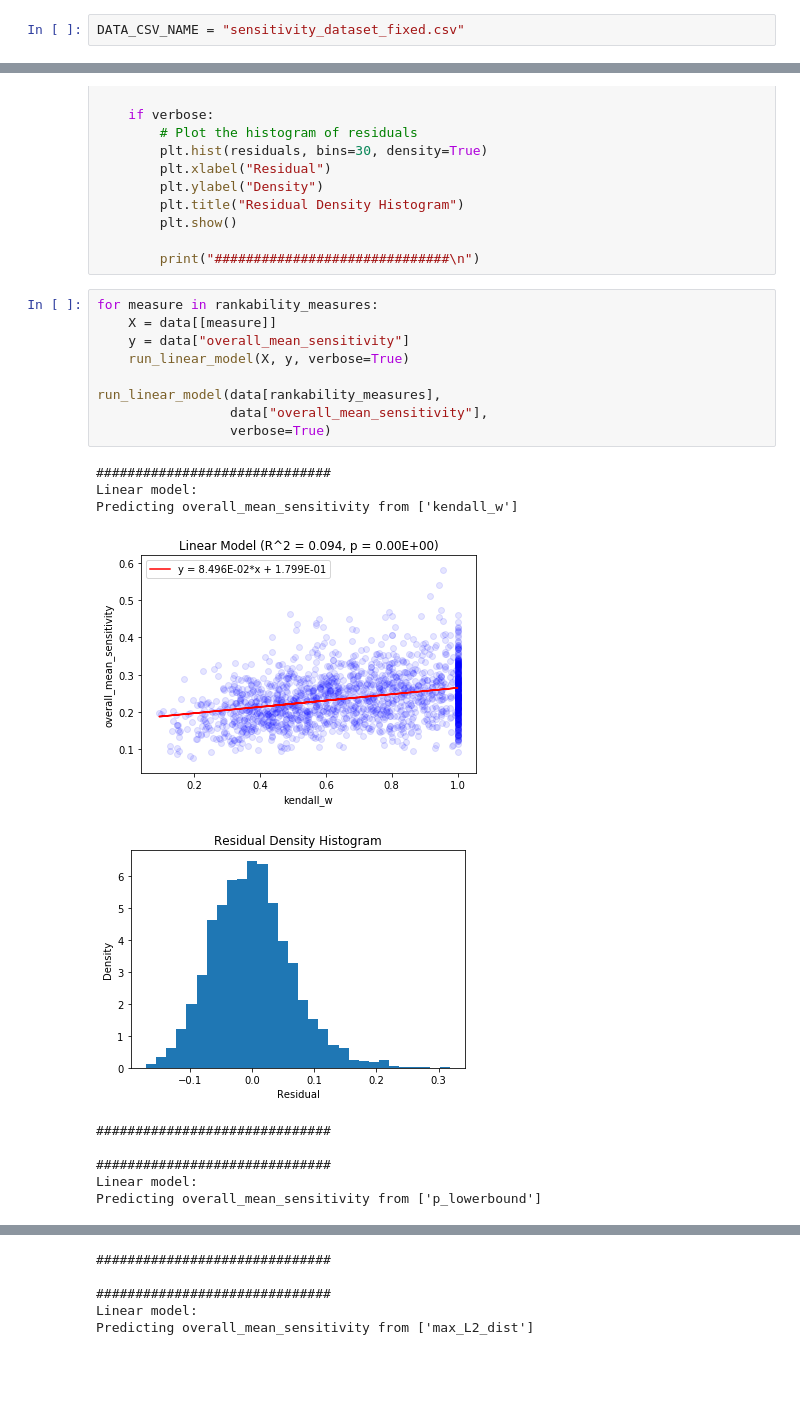
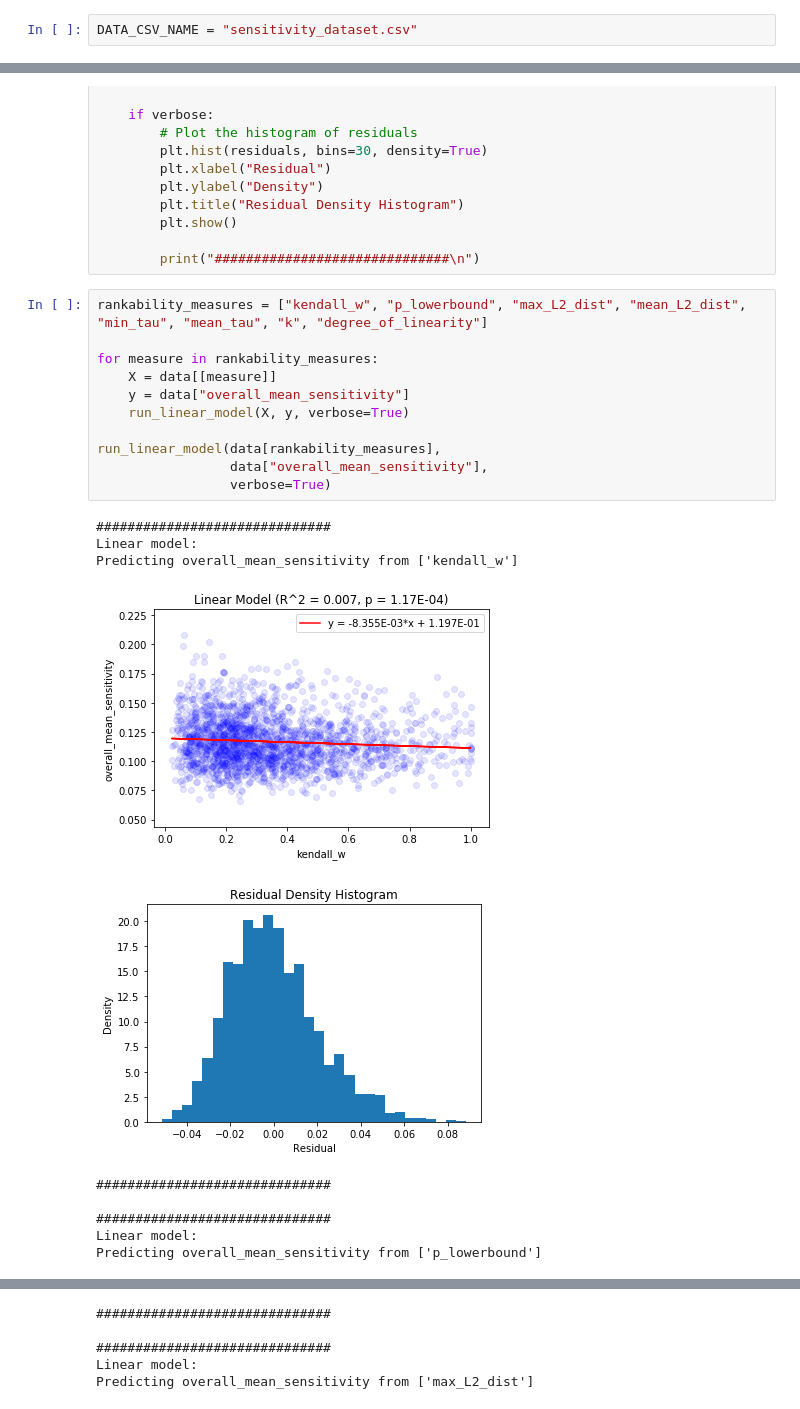
Before and after one commit to IGARDS/sensitivity_study, a Jupyter notebook: src/sensitivity_analysis.ipynb, the cells around one changed output, grey strips where cells are left out. Saved outputs shown, nothing was run; the diff lists cells and outputs as text; blank space fills up the shorter version.

```diff
--- a/src/sensitivity_analysis.ipynb
+++ b/src/sensitivity_analysis.ipynb
@@ -5,6 +6,6 @@ import pandas as pd
 from scipy import stats
 from sklearn.linear_model import LinearRegression
 # %%
-DATA_CSV_NAME = "sensitivity_dataset_fixed.csv"
+DATA_CSV_NAME = "sensitivity_dataset.csv"
 # %%
 data = pd.read_csv(DATA_CSV_NAME)
@@ -99,20 +110,22 @@ def run_linear_model(X, y, verbose=False):
 
         print("##############################\n")
 # %%
+rankability_measures = ["kendall_w", "p_lowerbound", "max_L2_dist", "mean_L2_dist", "min_tau", "mean_tau", "k", "degree_of_linearity"]
+
 for measure in rankability_measures:
     X = data[[measure]]
     y = data["overall_mean_sensitivity"]
     run_linear_model(X, y, verbose=True)
 
 run_linear_model(data[rankability_measures],
                  data["overall_mean_sensitivity"],
                  verbose=True)
 # %% [output]
 ##############################
 Linear model:
 Predicting overall_mean_sensitivity from ['kendall_w']
-[figure, old version]
+[figure, new version]
-[figure, old version]
+[figure, new version]
 ##############################
 
 ##############################
```
Also changed, not shown: parts of 10 cells of this notebook, 6 other files.
